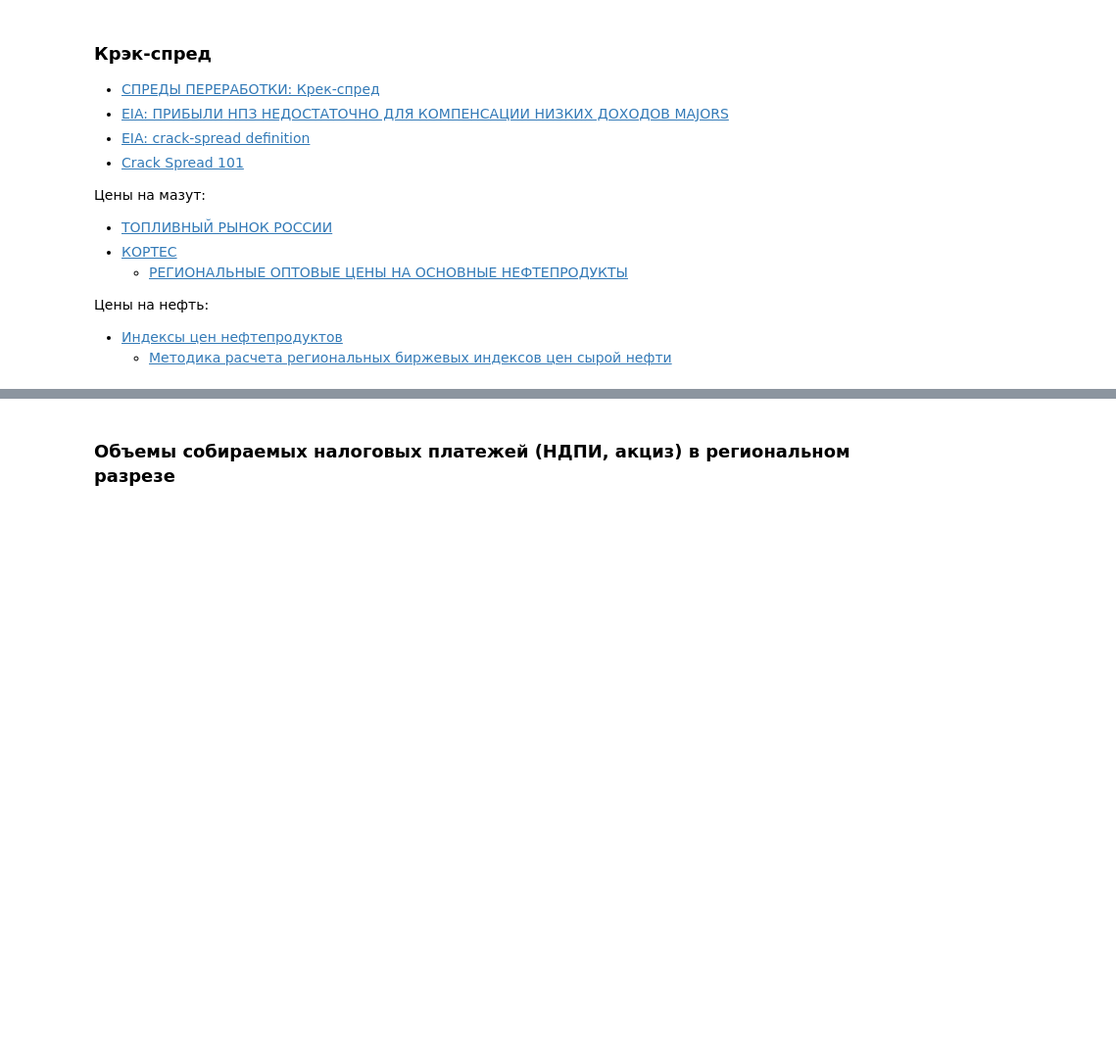
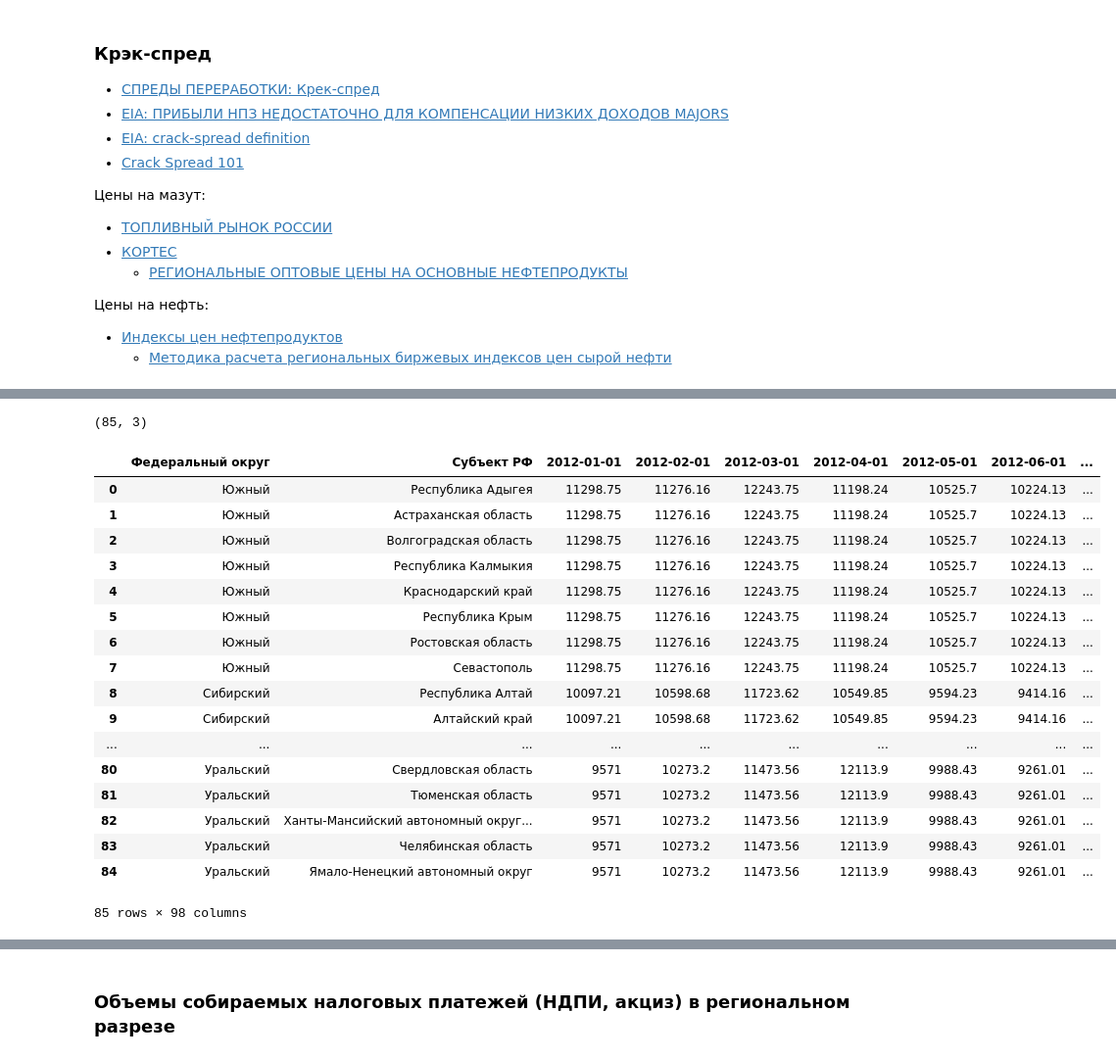
Before and after one commit to xenakas/py_projects, a Jupyter notebook: oil_indexes/oil_indexes.ipynb, the cells around one changed output, grey strips where cells are left out. Shown at 98% size. Saved outputs shown, nothing was run; the diff lists cells and outputs as text; code cells hidden in the pictures; blank space fills up the shorter version.

```diff
--- a/oil_indexes/oil_indexes.ipynb
+++ b/oil_indexes/oil_indexes.ipynb
@@ -648,0 +964,12 @@ mazut_tmp_2.to_csv('mazz_2.csv')
+# %%
+reg_list_tmp2 = reg_list_tmp.transpose()
+# %%
+reg_list_tmp2['Cубъект РФ'] = reg_list_tmp2.index
+# %%
+reg_list_tmp2.shape
+# %% [output]
+(85, 3)
+# %%
+prices_raw_neft = reg_list_tmp2.merge(prices_raw_neft, left_on='Федеральный округ', right_on= 'Федеральный округ')
+# %%
+prices_raw_neft = prices_raw_neft.drop('Код субъекта РФ', axis=1)
@@ -648,0 +978,21 @@ mazut_tmp_2.to_csv('mazz_2.csv')
+# %%
+prices_raw_neft
+# %% [output]
+|  | Федеральный округ | Cубъект РФ | 2012-01-01 | 2012-02-01 | 2012-03-01 | 2012-04-01 | 2012-05-01 | 2012-06-01 | ... |
+| 0 | Южный | Республика Адыгея | 11298.75 | 11276.16 | 12243.75 | 11198.24 | 10525.7 | 10224.13 | ... |
+| 1 | Южный | Астраханская область | 11298.75 | 11276.16 | 12243.75 | 11198.24 | 10525.7 | 10224.13 | ... |
+| 2 | Южный | Волгоградская область | 11298.75 | 11276.16 | 12243.75 | 11198.24 | 10525.7 | 10224.13 | ... |
+| 3 | Южный | Республика Калмыкия | 11298.75 | 11276.16 | 12243.75 | 11198.24 | 10525.7 | 10224.13 | ... |
+| 4 | Южный | Краснодарский край | 11298.75 | 11276.16 | 12243.75 | 11198.24 | 10525.7 | 10224.13 | ... |
+| 5 | Южный | Республика Крым | 11298.75 | 11276.16 | 12243.75 | 11198.24 | 10525.7 | 10224.13 | ... |
+| 6 | Южный | Ростовская область | 11298.75 | 11276.16 | 12243.75 | 11198.24 | 10525.7 | 10224.13 | ... |
+| 7 | Южный | Севастополь | 11298.75 | 11276.16 | 12243.75 | 11198.24 | 10525.7 | 10224.13 | ... |
+| 8 | Сибирский | Республика Алтай | 10097.21 | 10598.68 | 11723.62 | 10549.85 | 9594.23 | 9414.16 | ... |
+| 9 | Сибирский | Алтайский край | 10097.21 | 10598.68 | 11723.62 | 10549.85 | 9594.23 | 9414.16 | ... |
+| ... | ... | ... | ... | ... | ... | ... | ... | ... | ... |
+| 80 | Уральский | Свердловская область | 9571 | 10273.2 | 11473.56 | 12113.9 | 9988.43 | 9261.01 | ... |
+| 81 | Уральский | Тюменская область | 9571 | 10273.2 | 11473.56 | 12113.9 | 9988.43 | 9261.01 | ... |
+| 82 | Уральский | Ханты-Мансийский автономный округ... | 9571 | 10273.2 | 11473.56 | 12113.9 | 9988.43 | 9261.01 | ... |
+| 83 | Уральский | Челябинская область | 9571 | 10273.2 | 11473.56 | 12113.9 | 9988.43 | 9261.01 | ... |
+| 84 | Уральский | Ямало-Ненецкий автономный округ | 9571 | 10273.2 | 11473.56 | 12113.9 | 9988.43 | 9261.01 | ... |
+85 rows × 98 columns
```
Also changed, not shown: parts of 201 cells of this notebook.
